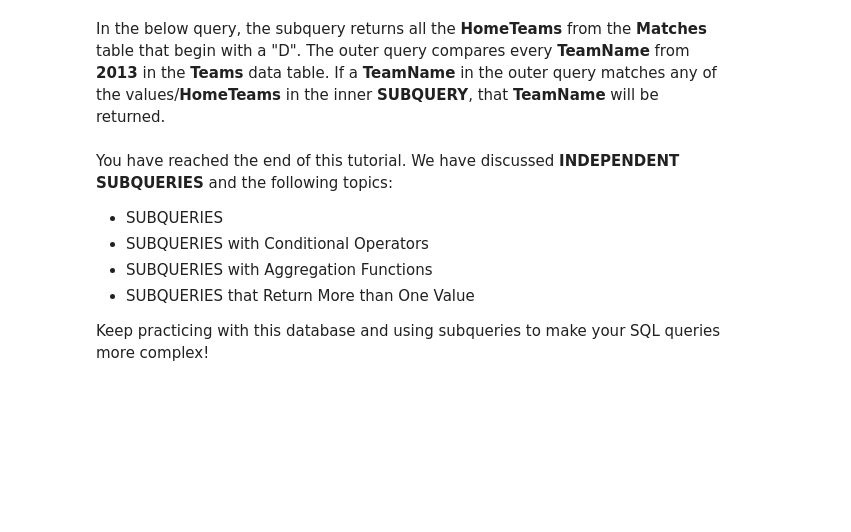
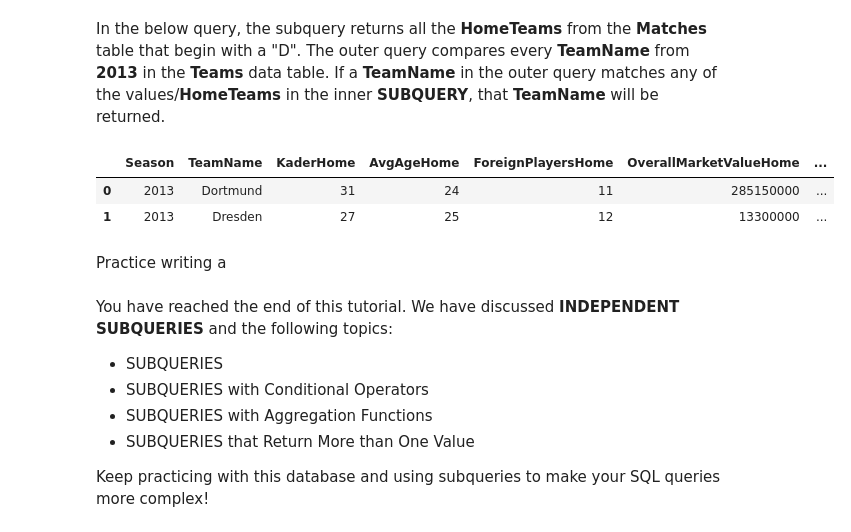
Before and after one commit to erikajane/Introduction_to_SQL_with_Python, a Jupyter notebook: Independent Subqueries.ipynb, the cells around one changed output. Drawn from its saved outputs; the diff is of its cells as text; code cells hidden in the pictures; blank space fills up the shorter version.

```diff
--- a/Independent Subqueries.ipynb
+++ b/Independent Subqueries.ipynb
@@ -258,6 +227,22 @@ df
 | 5 | 2014 | Munich 1860 | 36 | 24 | 18 | 22450000 | ... |
 # %% [markdown]
 In the below query, the subquery returns all the __HomeTeams__ from the __Matches__ table that begin with a "D". The outer query compares every __TeamName__ from __2013__ in the  __Teams__ data table. If a __TeamName__ in the outer query matches any of the values/__HomeTeams__ in the inner __SUBQUERY__, that __TeamName__ will be returned.
+# %%
+cur.execute('''SELECT *
+               FROM Teams
+               WHERE Season = 2013 AND TeamName IN (
+                    SELECT HomeTeam
+                    FROM Matches
+                    WHERE HomeTeam LIKE 'D%');''')
+df =pd.DataFrame(cur.fetchall())
+df.columns = [x[0] for x in cur.description]
+df
+# %% [output]
+|  | Season | TeamName | KaderHome | AvgAgeHome | ForeignPlayersHome | OverallMarketValueHome | ... |
+| 0 | 2013 | Dortmund | 31 | 24 | 11 | 285150000 | ... |
+| 1 | 2013 | Dresden | 27 | 25 | 12 | 13300000 | ... |
+# %% [markdown]
+Practice writing a
 # %% [markdown]
 You have reached the end of this tutorial. We have discussed __INDEPENDENT SUBQUERIES__ and the following topics:
  - SUBQUERIES
```
Also changed, not shown: parts of 5 cells of this notebook.
